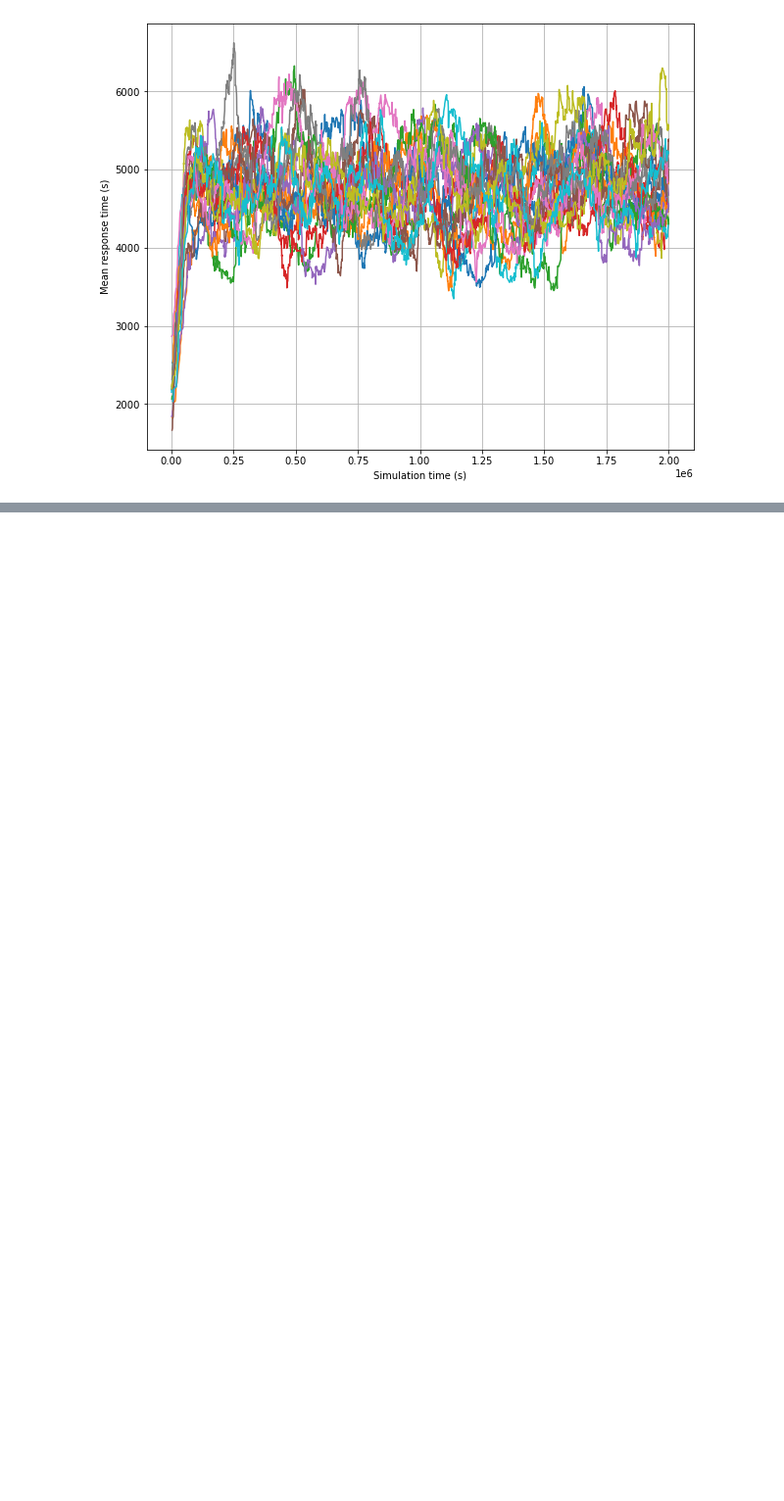
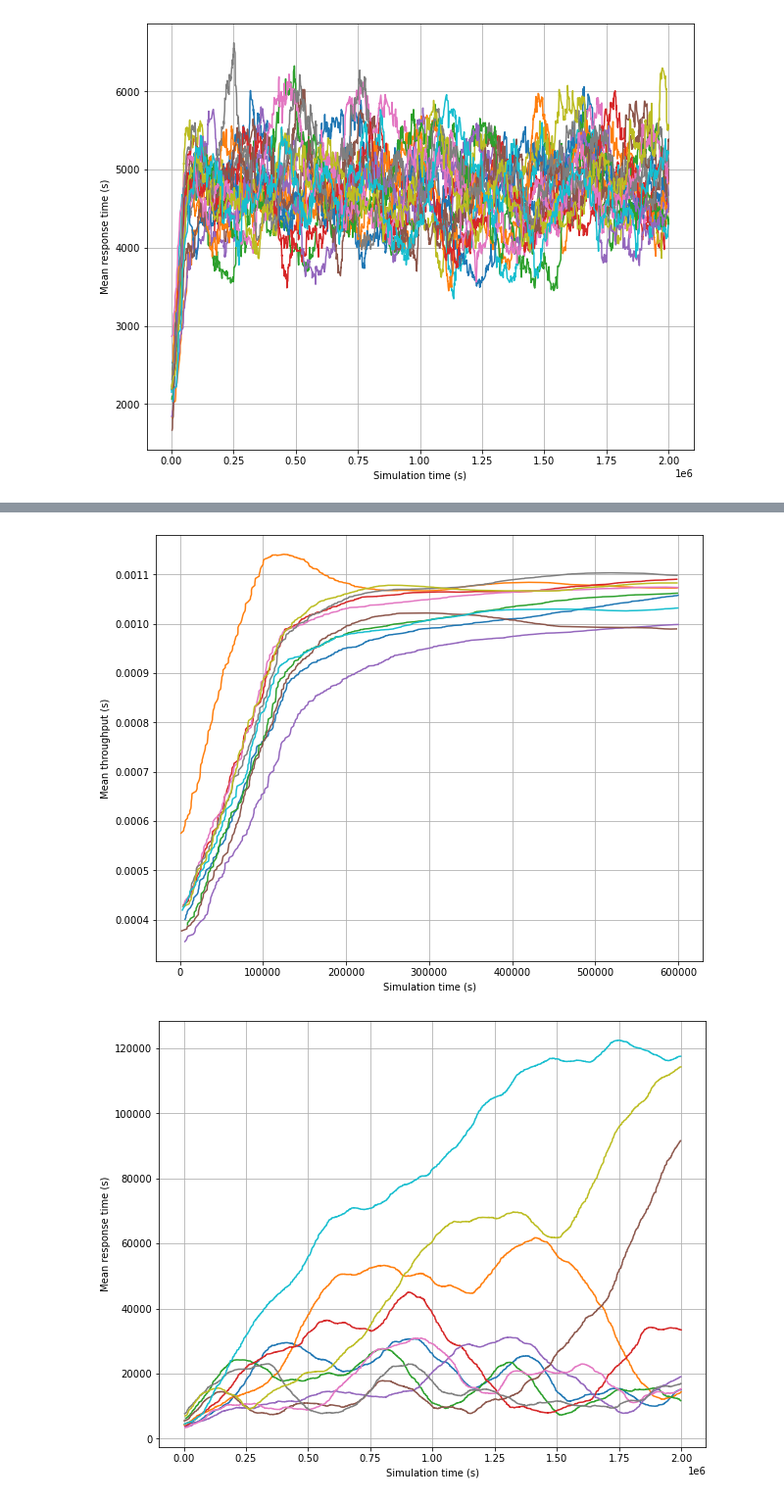
Before and after one commit to bendonio/Control-Tower-Project, a Jupyter notebook: CT/simulations/jupyter/warm_up.ipynb, the cells around one changed output, grey strips where cells are left out. Shown at 98% size. Drawn from its saved outputs; the diff is of its cells as text; code cells hidden in the pictures; blank space fills up the shorter version.

```diff
--- a/CT/simulations/jupyter/warm_up.ipynb
+++ b/CT/simulations/jupyter/warm_up.ipynb
@@ -320,0 +242,7 @@ plt.savefig('../results/plots/response_time.pdf', bbox_inches='tight')
+# %%
+runs = find_runs({'**.landingTimeAvg': 600.0})
+plot_throughput(runs)
+plot_rt(runs)
+# %% [output]
+[figure, added]
+[figure, added]
```
Also changed, not shown: parts of 17 cells of this notebook, 4 other files.
